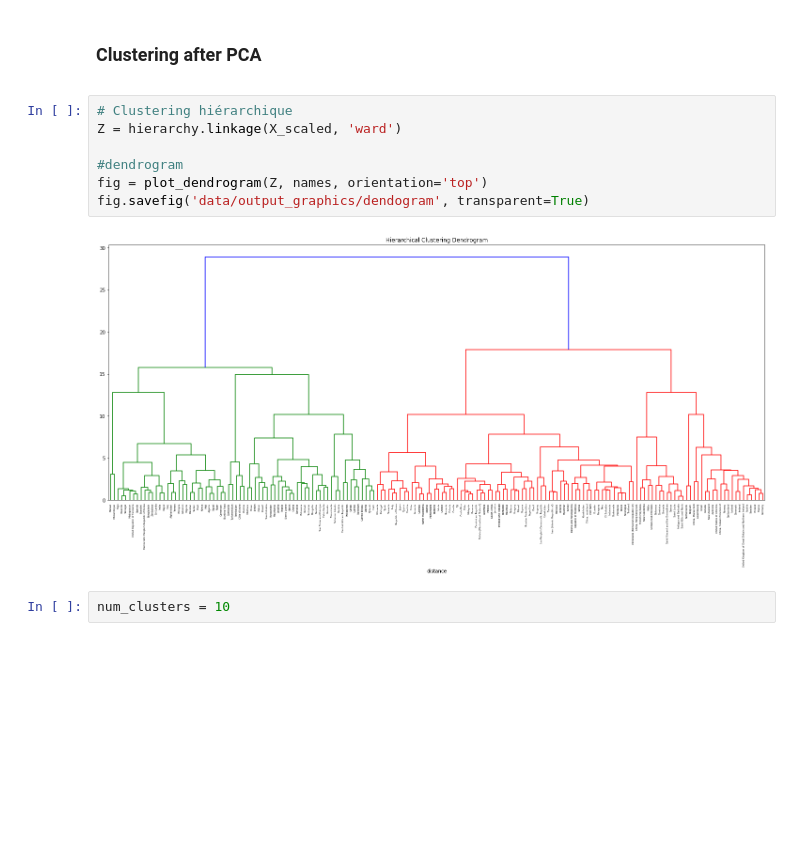
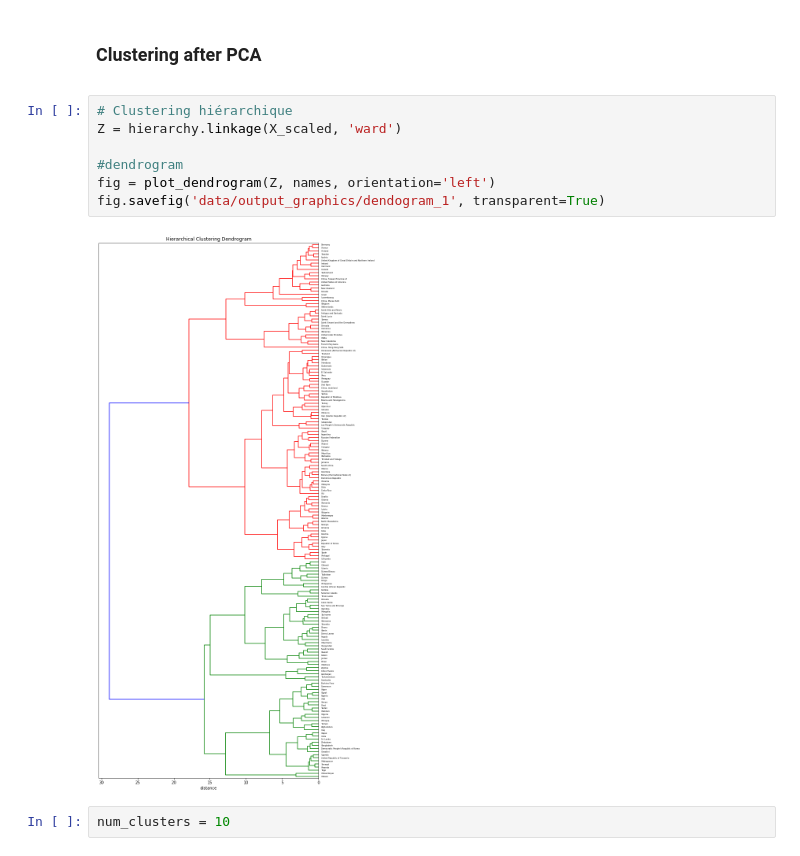
Before and after one commit to Michael-Orange/MarketStudy_ChickenExports_OC, a Jupyter notebook: P5_analysis.ipynb, the cells around one changed output. Cells and saved outputs as stored; diff of their text form; blank space fills up the shorter version.

```diff
--- a/P5_analysis.ipynb
+++ b/P5_analysis.ipynb
@@ -268,12 +252,12 @@ X_projected = pca.transform(X_scaled)
 # %%
 # Clustering hiérarchique
 Z = hierarchy.linkage(X_scaled, 'ward')
 
 #dendrogram
-fig = plot_dendrogram(Z, names, orientation='top')
-fig.savefig('data/output_graphics/dendogram', transparent=True)
+fig = plot_dendrogram(Z, names, orientation='left')
+fig.savefig('data/output_graphics/dendogram_1', transparent=True)
 # %% [output]
-[figure, old version]
+[figure, new version]
 # %%
 num_clusters = 10
 # %%
```
Also changed, not shown: parts of 56 cells of this notebook, 33 other files.
